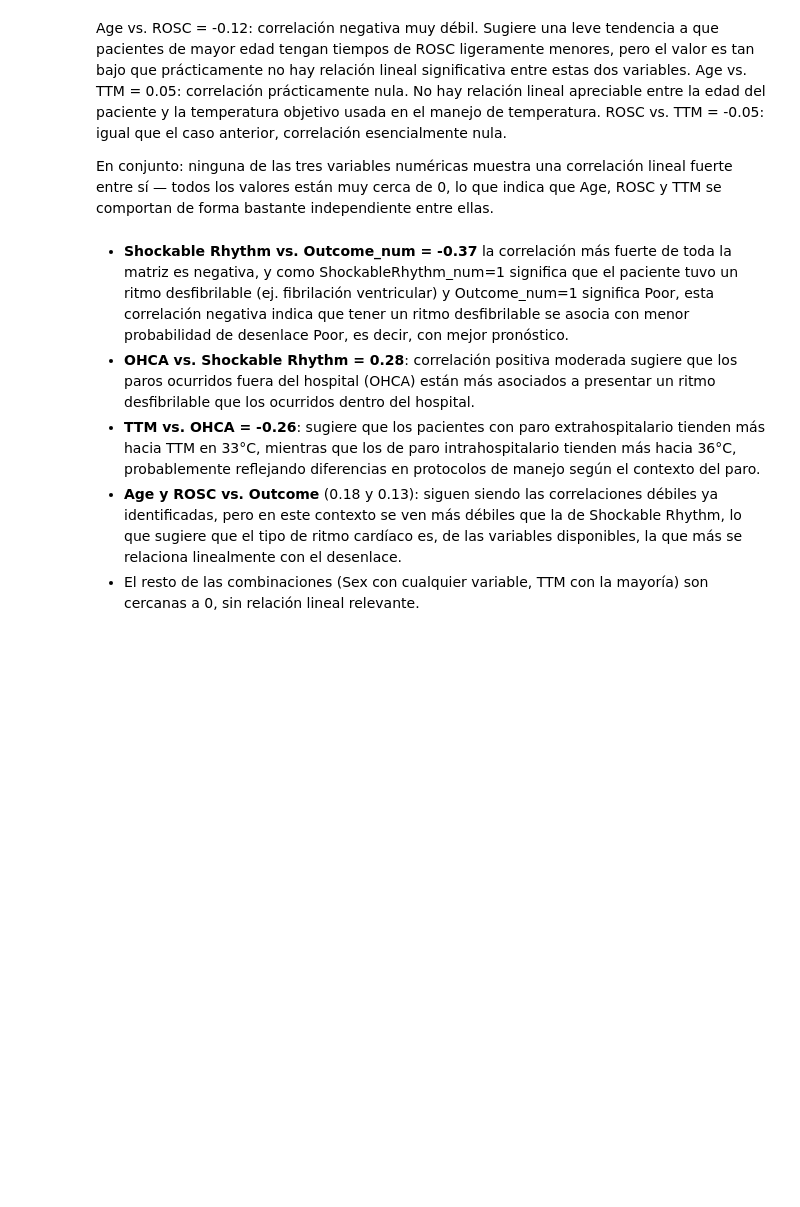
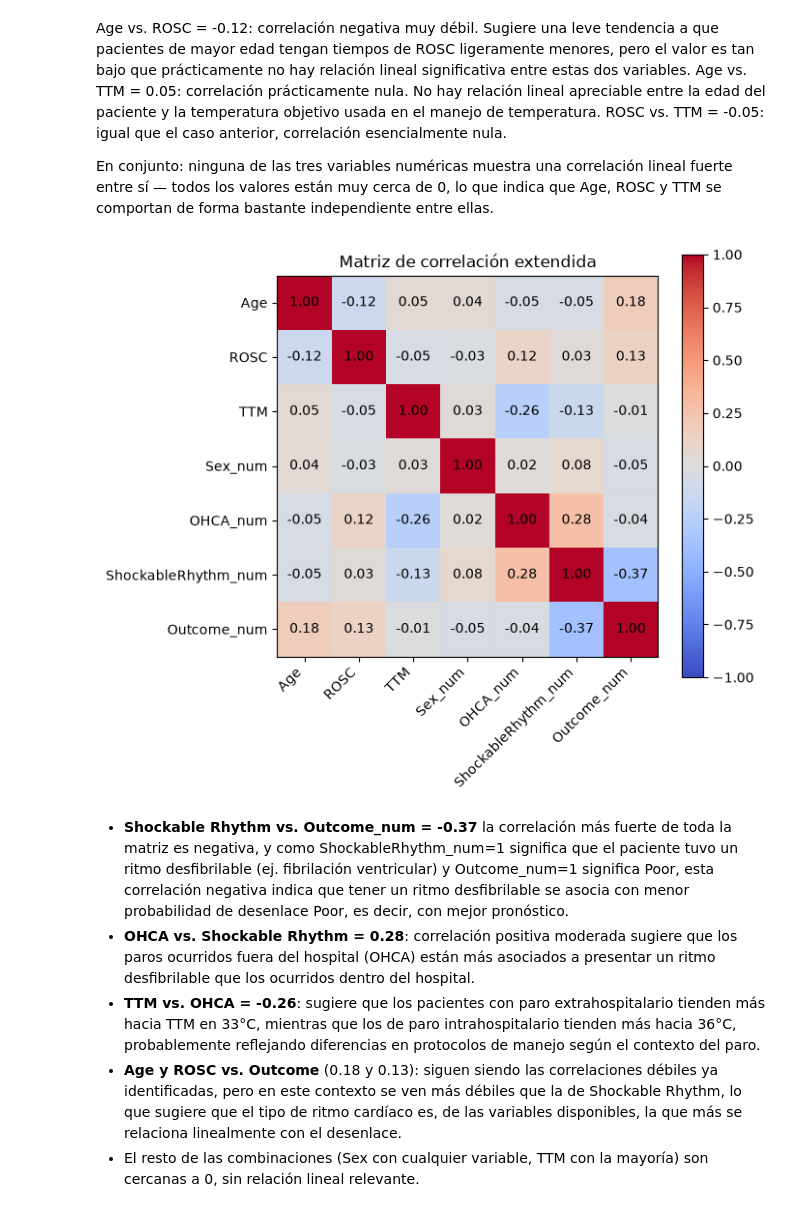
Before and after one commit to byepesg/mlda-project, a Jupyter notebook: notebooks/02_understanding_data/02_understanding_data.ipynb, the cells around one changed output. Cells and saved outputs as stored; diff of their text form; code cells hidden in the pictures; blank space fills up the shorter version.

```diff
--- a/notebooks/02_understanding_data/02_understanding_data.ipynb
+++ b/notebooks/02_understanding_data/02_understanding_data.ipynb
@@ -688,29 +704,31 @@ ROSC vs. TTM = -0.05: igual que el caso anterior, correlación esencialmente nul
 
 En conjunto: ninguna de las tres variables numéricas muestra una correlación lineal fuerte entre sí — todos los valores están muy cerca de 0, lo que indica que Age, ROSC y TTM se comportan de forma bastante independiente entre ellas.
 # %%
-
-clinical_df['Sex_num'] = (clinical_df['Sex'] == 'Male').astype(int)
-clinical_df['OHCA_num'] = (clinical_df['OHCA'] == 'True').astype(int)
-clinical_df['ShockableRhythm_num'] = (clinical_df['Shockable Rhythm'] == 'True').astype(int)
+clinical_df['Sex_num'] = (clinical_df['Sex'].astype(str) == 'Male').astype(int)
+clinical_df['OHCA_num'] = (clinical_df['OHCA'].astype(str) == 'True').astype(int)
+clinical_df['ShockableRhythm_num'] = (clinical_df['Shockable Rhythm'].astype(str) == 'True').astype(int)
+clinical_df['Outcome_num'] = (clinical_df['Outcome'].astype(str) == 'Poor').astype(int)
 
 cols = ['Age', 'ROSC', 'TTM', 'Sex_num', 'OHCA_num', 'ShockableRhythm_num', 'Outcome_num']
 corr_ext = clinical_df[cols].corr()
 
 fig, ax = plt.subplots(figsize=(7, 6))
 im = ax.imshow(corr_ext, cmap='coolwarm', vmin=-1, vmax=1)
 ax.set_xticks(range(len(cols)))
 ax.set_yticks(range(len(cols)))
 ax.set_xticklabels(cols, rotation=45, ha='right')
 ax.set_yticklabels(cols)
 
 for i in range(len(cols)):
     for j in range(len(cols)):
         ax.text(j, i, f'{corr_ext.iloc[i, j]:.2f}', ha='center', va='center', color='black')
 
 ax.set_title('Matriz de correlación extendida')
 fig.colorbar(im)
 plt.tight_layout()
 plt.show()
+# %% [output]
+[figure, added]
 # %% [markdown]
 
 
```
Also changed, not shown: parts of 36 cells of this notebook, 1 other file.
